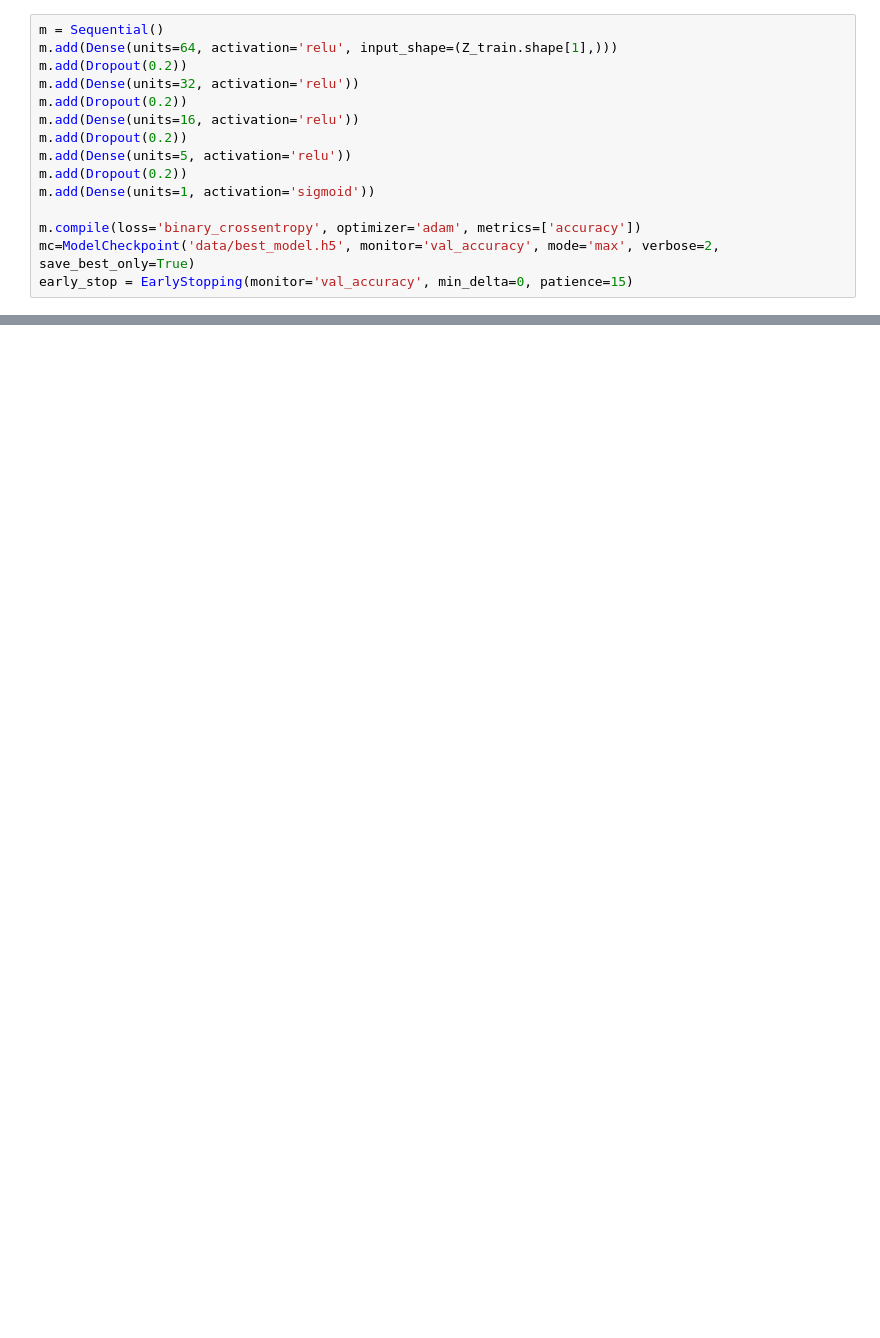
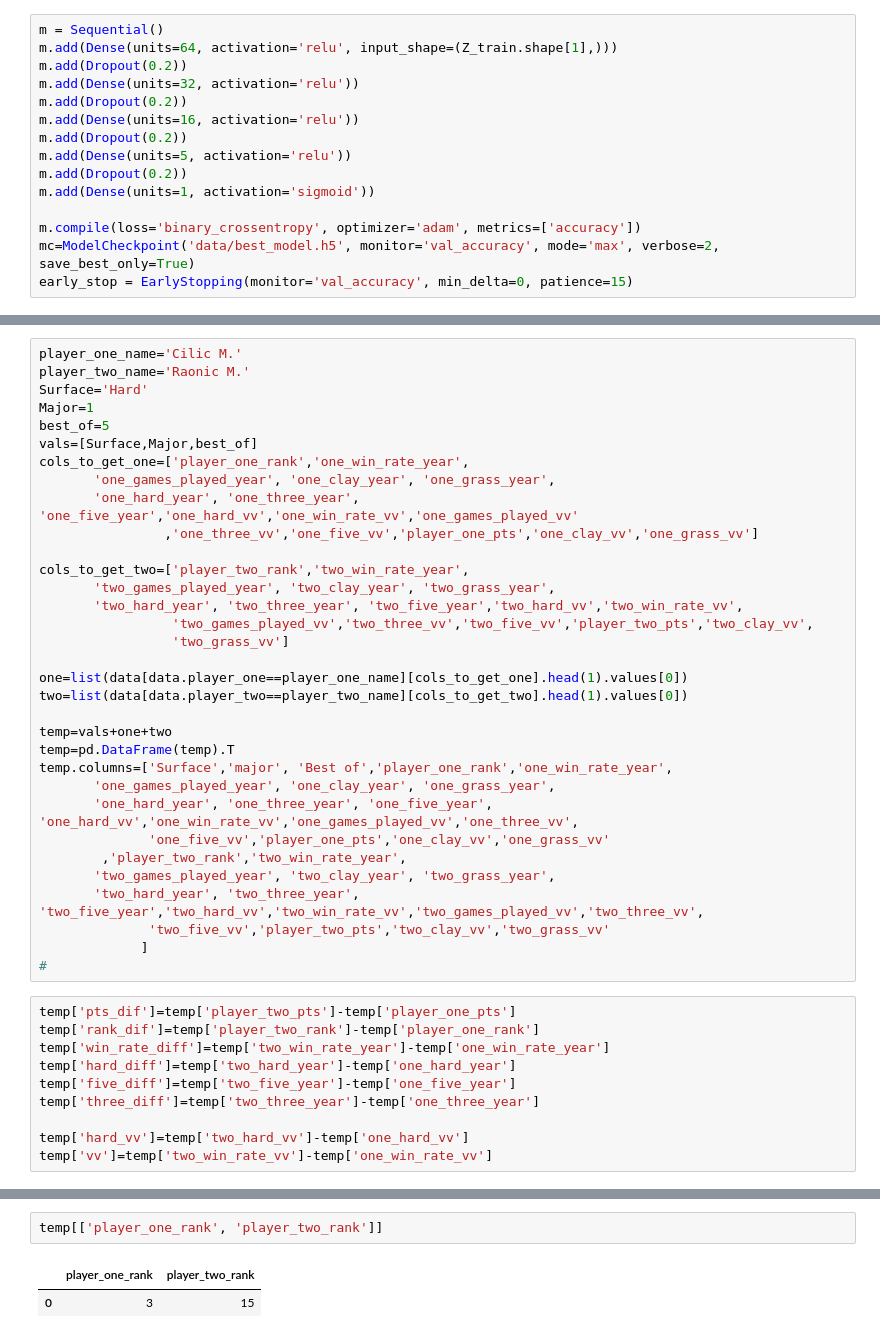
Before and after one commit to rittik97/tennis, a Jupyter notebook: models.ipynb, the cells around one changed output, grey strips where cells are left out. Saved outputs shown, nothing was run; the diff lists cells and outputs as text; blank space fills up the shorter version.

```diff
--- a/models.ipynb
+++ b/models.ipynb
@@ -300,0 +260,43 @@ plt.legend();
+# %%
+player_one_name='Cilic M.'
+player_two_name='Raonic M.'
+Surface='Hard'
+Major=1
+best_of=5
+vals=[Surface,Major,best_of]
+cols_to_get_one=['player_one_rank','one_win_rate_year',
+       'one_games_played_year', 'one_clay_year', 'one_grass_year',
+       'one_hard_year', 'one_three_year', 'one_five_year','one_hard_vv','one_win_rate_vv','one_games_played_vv'
+                ,'one_three_vv','one_five_vv','player_one_pts','one_clay_vv','one_grass_vv']
+
+cols_to_get_two=['player_two_rank','two_win_rate_year',
+       'two_games_played_year', 'two_clay_year', 'two_grass_year',
+       'two_hard_year', 'two_three_year', 'two_five_year','two_hard_vv','two_win_rate_vv',
+                 'two_games_played_vv','two_three_vv','two_five_vv','player_two_pts','two_clay_vv',
+                 'two_grass_vv']
+
+one=list(data[data.player_one==player_one_name][cols_to_get_one].head(1).values[0])
+two=list(data[data.player_two==player_two_name][cols_to_get_two].head(1).values[0])
+
+temp=vals+one+two
+temp=pd.DataFrame(temp).T
+temp.columns=['Surface','major', 'Best of','player_one_rank','one_win_rate_year',
+       'one_games_played_year', 'one_clay_year', 'one_grass_year',
+       'one_hard_year', 'one_three_year', 'one_five_year', 'one_hard_vv','one_win_rate_vv','one_games_played_vv','one_three_vv',
+              'one_five_vv','player_one_pts','one_clay_vv','one_grass_vv'
+        ,'player_two_rank','two_win_rate_year',
+       'two_games_played_year', 'two_clay_year', 'two_grass_year',
+       'two_hard_year', 'two_three_year', 'two_five_year','two_hard_vv','two_win_rate_vv','two_games_played_vv','two_three_vv',
+              'two_five_vv','player_two_pts','two_clay_vv','two_grass_vv'
+             ]
+#
+# %%
+temp['pts_dif']=temp['player_two_pts']-temp['player_one_pts']
+temp['rank_dif']=temp['player_two_rank']-temp['player_one_rank']
+temp['win_rate_diff']=temp['two_win_rate_year']-temp['one_win_rate_year']
+temp['hard_diff']=temp['two_hard_year']-temp['one_hard_year']
+temp['five_diff']=temp['two_five_year']-temp['one_five_year']
+temp['three_diff']=temp['two_three_year']-temp['one_three_year']
+
+temp['hard_vv']=temp['two_hard_vv']-temp['one_hard_vv']
+temp['vv']=temp['two_win_rate_vv']-temp['one_win_rate_vv']
@@ -300,0 +318,5 @@ plt.legend();
+# %%
+temp[['player_one_rank', 'player_two_rank']]
+# %% [output]
+|  | player_one_rank | player_two_rank |
+| 0 | 3 | 15 |
```
Also changed, not shown: parts of 27 cells of this notebook, 2 other files.
